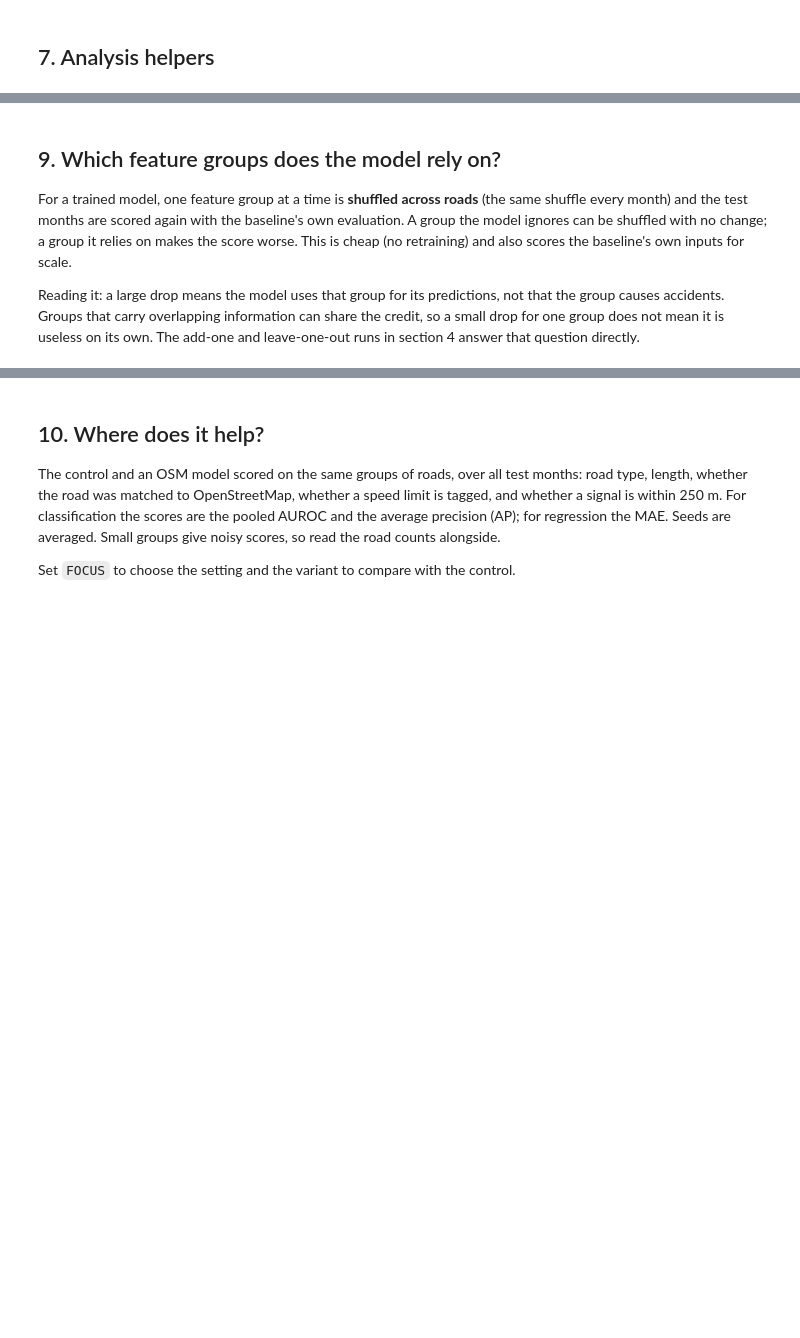
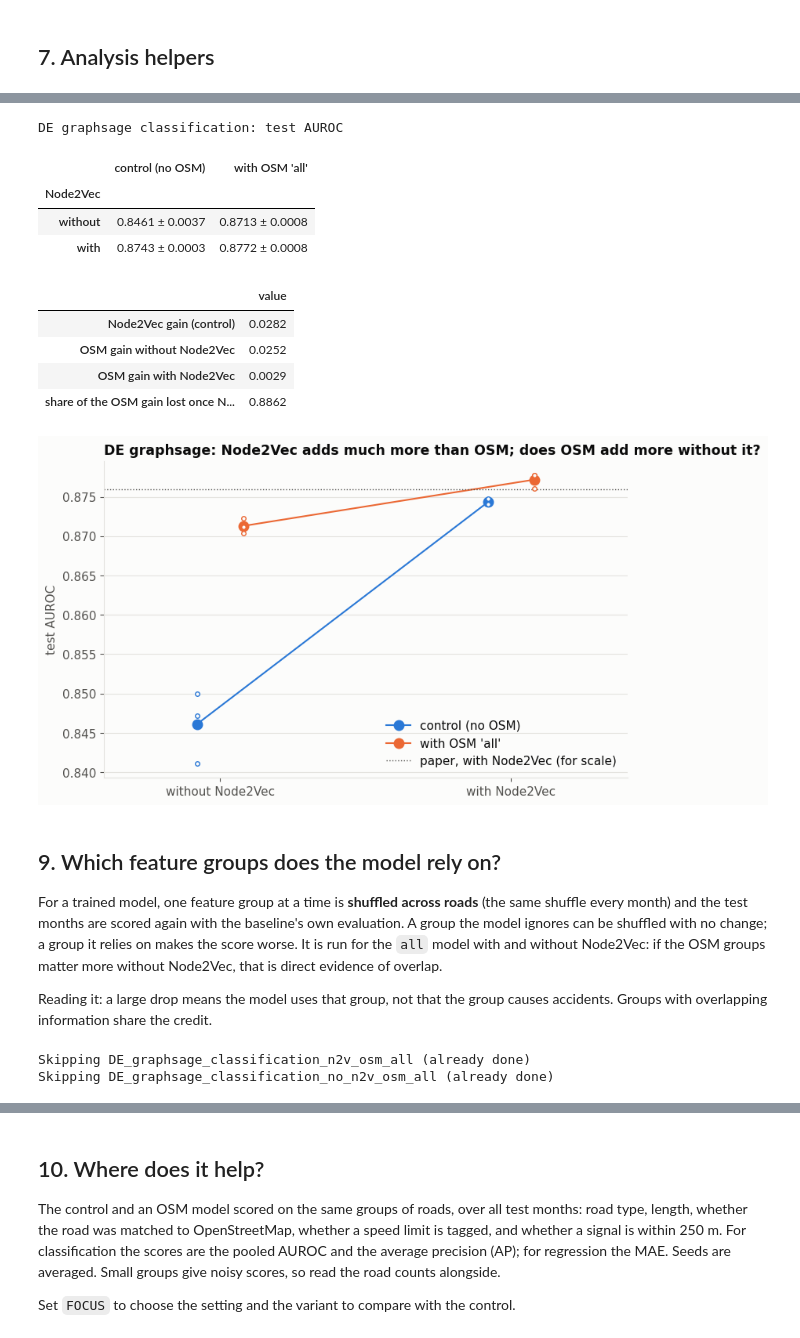
Before and after one commit to aaronteork/CS5284_GML, a Jupyter notebook: osm_baseline_comparison.ipynb, the cells around one changed output, grey strips where cells are left out. Saved outputs shown, nothing was run; the diff lists cells and outputs as text; code cells hidden in the pictures; blank space fills up the shorter version.

```diff
--- a/osm_baseline_comparison.ipynb
+++ b/osm_baseline_comparison.ipynb
@@ -1556,0 +1871,4 @@ run_live([TRAIN_PYTHON, "osm_train.py", "--state", STATE, "--check-only", "--osm
+# %%
+ALL_GROUPS = ["road_character", "intersection_control", "cycle_pedestrian_lighting", "nearby_places", "road_shape"]
+run_live([TRAIN_PYTHON, "osm_train.py", "--state", STATE, "--check-only", "--osm-groups", *ALL_GROUPS])
+run_live([TRAIN_PYTHON, "osm_train.py", "--state", STATE, "--check-only", "--osm-groups", "road_character_filled"])
@@ -1620,7 +2012,9 @@ Each run trains the seeds in turn (progress and validation scores print as they
 # %%
+if seeds_to_train and not GPU:
+    raise RuntimeError(f"{seeds_to_train} seed(s) still need training, which needs a GPU: switch to a GPU runtime and run again")
 for model, task, n2v, label, groups in PLAN:
     name = run_name(model, task, n2v, label)
-    if is_complete(name) and not FORCE_RERUN:
+    if is_complete(name) and not FORCE_RERUN and name not in RETRAIN:
         print(f"Skipping {name} (finished)", flush=True)
         continue
     print(f"\n=== {name}  (OSM groups: {groups or 'none'})", flush=True)
@@ -1628,6 +2022,6 @@ for model, task, n2v, label, groups in PLAN:
                "--epochs", str(EPOCHS), "--seeds", *SEEDS, "--select-protocol", "all", "--run-name", name]
     if not n2v:
         command.append("--without-node2vec")
-    run_live(command + ["--osm-groups", *groups])
+    run_live(command + ["--osm-groups", *groups] + (["--fresh"] if FORCE_RERUN else []), quiet=True)
 assert zip_fingerprints() == zips_before, "a zip in the data folder changed or was removed"
 print("Zips in data/ still untouched.")
@@ -2046,0 +2614,27 @@ display(reproduction_check(runs_here).round(4))
+# %%
+runs = load_runs("results", COMMITTED_DIR)
+runs_here = runs[runs["state"] == STATE].reset_index(drop=True)
+
+def uses_current_inputs(row):
+    """Runs without OSM features always count; an OSM run counts if it was trained on the current table, or 4.1 found its inputs identical."""
+    if row["label"] in BASELINE_LABELS or row["num_osm_features"] == 0:
+        return True
+    return trained_table_version(row["run"]) == CURRENT_TABLE_VERSION or row["run"] in REUSED_OLD
+
+current = runs_here.apply(uses_current_inputs, axis=1)
+for name in runs_here.loc[~current, "run"]:
+    print(f"not used: {name} (trained on an older feature table; retrain it to include it)")
+runs_here = runs_here[current].reset_index(drop=True)
+print("Test scores (primary metric, mean ± standard deviation over seeds):")
+display(summarise_runs(runs_here).drop(columns="run"))
+print("\nEvery seed (replaces the training logs):")
+display(per_seed_table(runs_here).round(4))
+print("\nDoes the control reproduce the committed baseline?")
+display(reproduction_check(runs_here).round(4))
+for model in MODELS:
+    if (STATE, model) in PAPER_AUROC:
+        control = runs_here[(runs_here["model"] == model) & (runs_here["n2v"]) & (runs_here["label"] == "none")]
+        if len(control):
+            mean = np.mean(list(metric_by_seed(control.iloc[0], "AUROC").values()))
+            print(f"\n{STATE} {model} with Node2Vec: control here {mean:.4f}; the paper reports {PAPER_AUROC[(STATE, model)]:.3f} (Table 2). "
+                  "The team's pipeline is a modified reproduction, so this is for scale, not a match.")
@@ -2078,24 +2738,55 @@ print("\n".join(describe_changes(comparison, runs_here)))
+# %%
+for model in MODELS:
+    for task in TASKS:
+        table, gains = two_by_two(runs_here, STATE, model, task)
+        print(f"{STATE} {model} {task}: test {PRIMARY_METRIC[task]}")
+        display(table)
+        display(pd.Series(gains, name="value").round(4).to_frame())
+        plot_two_by_two(runs_here, STATE, model, task)
+# %% [output]
+DE graphsage classification: test AUROC
+|  | control (no OSM) | with OSM 'all' |
+| Node2Vec |  |  |
+| without | 0.8461 ± 0.0037 | 0.8713 ± 0.0008 |
+| with | 0.8743 ± 0.0003 | 0.8772 ± 0.0008 |
+|  | value |
+| Node2Vec gain (control) | 0.0282 |
+| OSM gain without Node2Vec | 0.0252 |
+| OSM gain with Node2Vec | 0.0029 |
+| share of the OSM gain lost once N... | 0.8862 |
+[figure, added]
 # %% [markdown]
 ## 9. Which feature groups does the model rely on?
+For a trained model, one feature group at a time is **shuffled across roads** (the same shuffle every month) and the test months are scored again with the baseline's own evaluation.
+A group the model ignores can be shuffled with no change; a group it relies on makes the score worse. It is run for the `all` model with and without Node2Vec:
+if the OSM groups matter more without Node2Vec, that is direct evidence of overlap.
 
-For a trained model, one feature group at a time is **shuffled across roads** (the same shuffle every month) and the test months are scored again with the baseline's own evaluation. A group the model ignores can be shuffled with no change; a group it relies on makes the score worse. This is cheap (no retraining) and also scores the baseline's own inputs for scale.
-
-Reading it: a large drop means the model uses that group for its predictions, not that the group causes accidents. Groups that carry overlapping information can share the credit, so a small drop for one group does not mean it is useless on its own. The add-one and leave-one-out runs in section 4 answer that question directly.
+Reading it: a large drop means the model uses that group, not that the group causes accidents. Groups with overlapping information share the credit.
 # %%
-PERMUTATION_LABELS = ["all"]   # which OSM run(s) to analyse; add other labels from GROUP_SETS if you like
+PERMUTATION_LABELS = ["all"]   # analysed for every Node2Vec setting in the plan
+
+def permutation_is_current(name):
+    """True if the run's permutation importance was computed on the current feature table (it is recomputed after retraining)."""
+    path = Path("results") / name / "permutation_importance.json"
+    return path.exists() and json.loads(path.read_text()).get("pipeline_version") == CURRENT_TABLE_VERSION
 for model, task, n2v, label, groups in PLAN:
     name = run_name(model, task, n2v, label)
     if label not in PERMUTATION_LABELS or not groups or not is_complete(name):
         continue
-    if (Path("results") / name / "permutation_importance.json").exists() and not FORCE_RERUN:
+    if permutation_is_current(name) and not FORCE_RERUN:
         print(f"Skipping {name} (already done)", flush=True)
         continue
+    if not GPU:
+        raise RuntimeError(f"permutation importance for {name} still needs computing, which needs a GPU: switch to a GPU runtime and run again")
     print(f"\n=== permutation importance: {name}", flush=True)
     command = [TRAIN_PYTHON, "-u", "osm_train.py", "--state", STATE, "--model", model, "--task", task,
                "--seeds", *SEEDS, "--run-name", name]
     if not n2v:
         command.append("--without-node2vec")
     run_live(command + ["--osm-groups", *groups, "--permutation-importance"])
+# %% [output]
+Skipping DE_graphsage_classification_n2v_osm_all (already done)
+Skipping DE_graphsage_classification_no_n2v_osm_all (already done)
 # %%
 for model, task, n2v, label, groups in PLAN:
     name = run_name(model, task, n2v, label)
```
Also changed, not shown: parts of 49 cells of this notebook, 7 other files.
